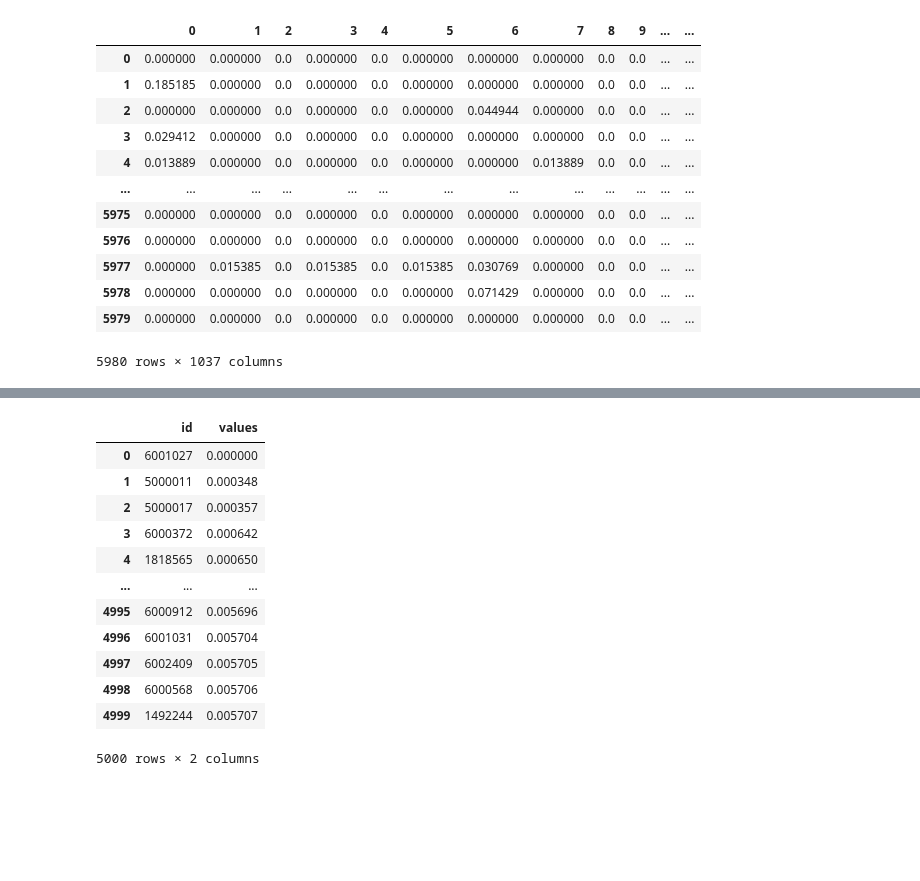
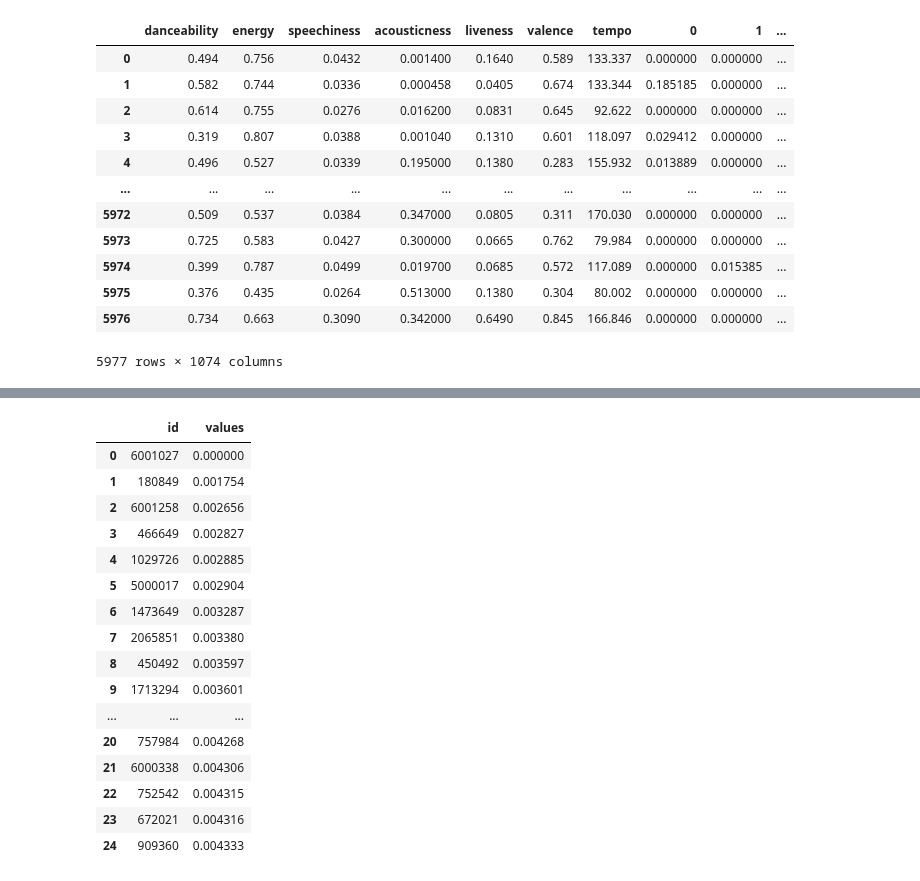
Before and after one commit to skarensmoll/thesisMusikRecommender, a Jupyter notebook: Experiments/06-14-Gower-Modeling.ipynb, the cells around one changed output, grey strips where cells are left out. Drawn from its saved outputs; the diff is of its cells as text; code cells hidden in the pictures; blank space fills up the shorter version.

```diff
--- a/Experiments/06-14-Gower-Modeling.ipynb
+++ b/Experiments/06-14-Gower-Modeling.ipynb
@@ -18,0 +15,4 @@ transitionMatrices['id'] = ids
+# %%
+df = pd.read_csv('./data/unified/05-allDataContinousCategoricalTransition.csv')
+ids = df.id
+df = df.iloc[:,2:]
@@ -19,5 +35,2 @@ transitionMatrices['id'] = ids
 # %%
 coverList = loadCoverGroups()
-# %%
-df = transitionMatrices
-df
@@ -67,19 +60,19 @@ df = df.set_index('id')
 df.reset_index(drop=True, inplace=True)
 df
 # %% [output]
-|  | 0 | 1 | 2 | 3 | 4 | 5 | 6 | 7 | 8 | 9 | ... | ... |
-| 0 | 0.000000 | 0.000000 | 0.0 | 0.000000 | 0.0 | 0.000000 | 0.000000 | 0.000000 | 0.0 | 0.0 | ... | ... |
-| 1 | 0.185185 | 0.000000 | 0.0 | 0.000000 | 0.0 | 0.000000 | 0.000000 | 0.000000 | 0.0 | 0.0 | ... | ... |
-| 2 | 0.000000 | 0.000000 | 0.0 | 0.000000 | 0.0 | 0.000000 | 0.044944 | 0.000000 | 0.0 | 0.0 | ... | ... |
-| 3 | 0.029412 | 0.000000 | 0.0 | 0.000000 | 0.0 | 0.000000 | 0.000000 | 0.000000 | 0.0 | 0.0 | ... | ... |
-| 4 | 0.013889 | 0.000000 | 0.0 | 0.000000 | 0.0 | 0.000000 | 0.000000 | 0.013889 | 0.0 | 0.0 | ... | ... |
-| ... | ... | ... | ... | ... | ... | ... | ... | ... | ... | ... | ... | ... |
-| 5975 | 0.000000 | 0.000000 | 0.0 | 0.000000 | 0.0 | 0.000000 | 0.000000 | 0.000000 | 0.0 | 0.0 | ... | ... |
-| 5976 | 0.000000 | 0.000000 | 0.0 | 0.000000 | 0.0 | 0.000000 | 0.000000 | 0.000000 | 0.0 | 0.0 | ... | ... |
-| 5977 | 0.000000 | 0.015385 | 0.0 | 0.015385 | 0.0 | 0.015385 | 0.030769 | 0.000000 | 0.0 | 0.0 | ... | ... |
-| 5978 | 0.000000 | 0.000000 | 0.0 | 0.000000 | 0.0 | 0.000000 | 0.071429 | 0.000000 | 0.0 | 0.0 | ... | ... |
-| 5979 | 0.000000 | 0.000000 | 0.0 | 0.000000 | 0.0 | 0.000000 | 0.000000 | 0.000000 | 0.0 | 0.0 | ... | ... |
+|  | danceability | energy | speechiness | acousticness | liveness | valence | tempo | 0 | 1 | ... |
+| 0 | 0.494 | 0.756 | 0.0432 | 0.001400 | 0.1640 | 0.589 | 133.337 | 0.000000 | 0.000000 | ... |
+| 1 | 0.582 | 0.744 | 0.0336 | 0.000458 | 0.0405 | 0.674 | 133.344 | 0.185185 | 0.000000 | ... |
+| 2 | 0.614 | 0.755 | 0.0276 | 0.016200 | 0.0831 | 0.645 | 92.622 | 0.000000 | 0.000000 | ... |
+| 3 | 0.319 | 0.807 | 0.0388 | 0.001040 | 0.1310 | 0.601 | 118.097 | 0.029412 | 0.000000 | ... |
+| 4 | 0.496 | 0.527 | 0.0339 | 0.195000 | 0.1380 | 0.283 | 155.932 | 0.013889 | 0.000000 | ... |
+| ... | ... | ... | ... | ... | ... | ... | ... | ... | ... | ... |
+| 5972 | 0.509 | 0.537 | 0.0384 | 0.347000 | 0.0805 | 0.311 | 170.030 | 0.000000 | 0.000000 | ... |
+| 5973 | 0.725 | 0.583 | 0.0427 | 0.300000 | 0.0665 | 0.762 | 79.984 | 0.000000 | 0.000000 | ... |
+| 5974 | 0.399 | 0.787 | 0.0499 | 0.019700 | 0.0685 | 0.572 | 117.089 | 0.000000 | 0.015385 | ... |
+| 5975 | 0.376 | 0.435 | 0.0264 | 0.513000 | 0.1380 | 0.304 | 80.002 | 0.000000 | 0.000000 | ... |
+| 5976 | 0.734 | 0.663 | 0.3090 | 0.342000 | 0.6490 | 0.845 | 166.846 | 0.000000 | 0.000000 | ... |
-5980 rows × 1037 columns
+5977 rows × 1074 columns
 # %%
 pd.DataFrame(coverList)
 # %% [output]
@@ -118,23 +111,38 @@ currentList
  5000018,
  5000011,
  5000012]
+# %%
+import gower
+
+def applyGower(df,ids,id,n):
+    indexToAnalyze = [i for i,x in enumerate(ids) if x == id][0]
+    elementToAnalyze = df.loc[indexToAnalyze:indexToAnalyze,:]
+    ranksDFGower = pd.DataFrame(gower.gower_topn(elementToAnalyze, df, n = n))
+    songID = pd.DataFrame(ids[ranksDFGower['index']]).reset_index()
+    ranksDFGower = ranksDFGower.merge(songID)
+    ranksDFGower = ranksDFGower[['id','values']]
+    return ranksDFGower
 # %%
-ranksDFGower = applyGower(df,ids, currentList[1],5000)
+ranksDFGower = applyGower(df,ids, currentList[1],25)
 ranksDFGower
 # %% [output]
 |  | id | values |
 | 0 | 6001027 | 0.000000 |
-| 1 | 5000011 | 0.000348 |
-| 2 | 5000017 | 0.000357 |
-| 3 | 6000372 | 0.000642 |
-| 4 | 1818565 | 0.000650 |
+| 1 | 180849 | 0.001754 |
+| 2 | 6001258 | 0.002656 |
+| 3 | 466649 | 0.002827 |
+| 4 | 1029726 | 0.002885 |
+| 5 | 5000017 | 0.002904 |
+| 6 | 1473649 | 0.003287 |
+| 7 | 2065851 | 0.003380 |
+| 8 | 450492 | 0.003597 |
+| 9 | 1713294 | 0.003601 |
 | ... | ... | ... |
-| 4995 | 6000912 | 0.005696 |
-| 4996 | 6001031 | 0.005704 |
-| 4997 | 6002409 | 0.005705 |
-| 4998 | 6000568 | 0.005706 |
-| 4999 | 1492244 | 0.005707 |
+| 20 | 757984 | 0.004268 |
+| 21 | 6000338 | 0.004306 |
+| 22 | 752542 | 0.004315 |
+| 23 | 672021 | 0.004316 |
+| 24 | 909360 | 0.004333 |
-5000 rows × 2 columns
 # %%
 ranksDFGower.loc[ranksDFGower.id.isin(currentList)]
 # %% [output]
```
Also changed, not shown: parts of 5 cells of this notebook.
